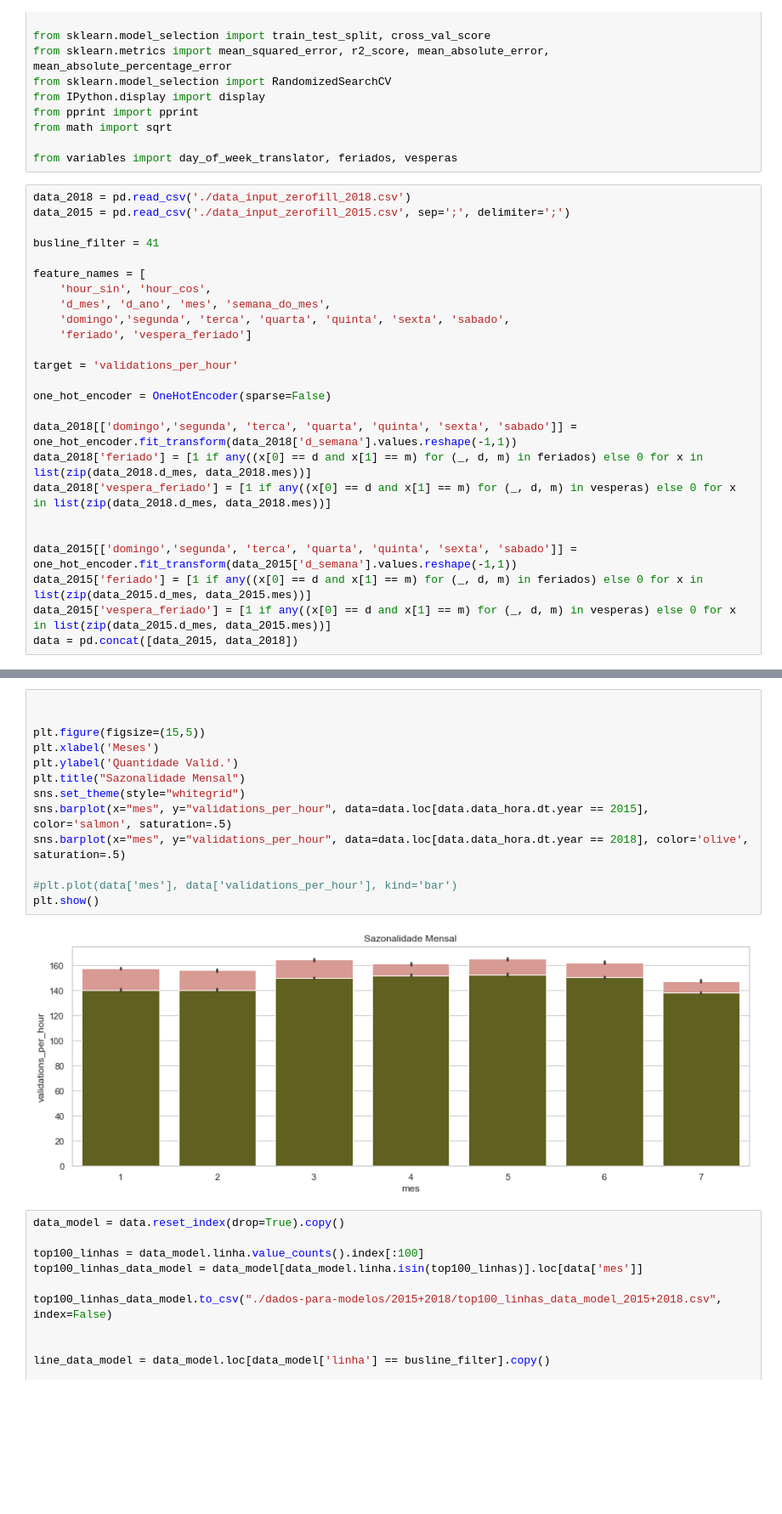
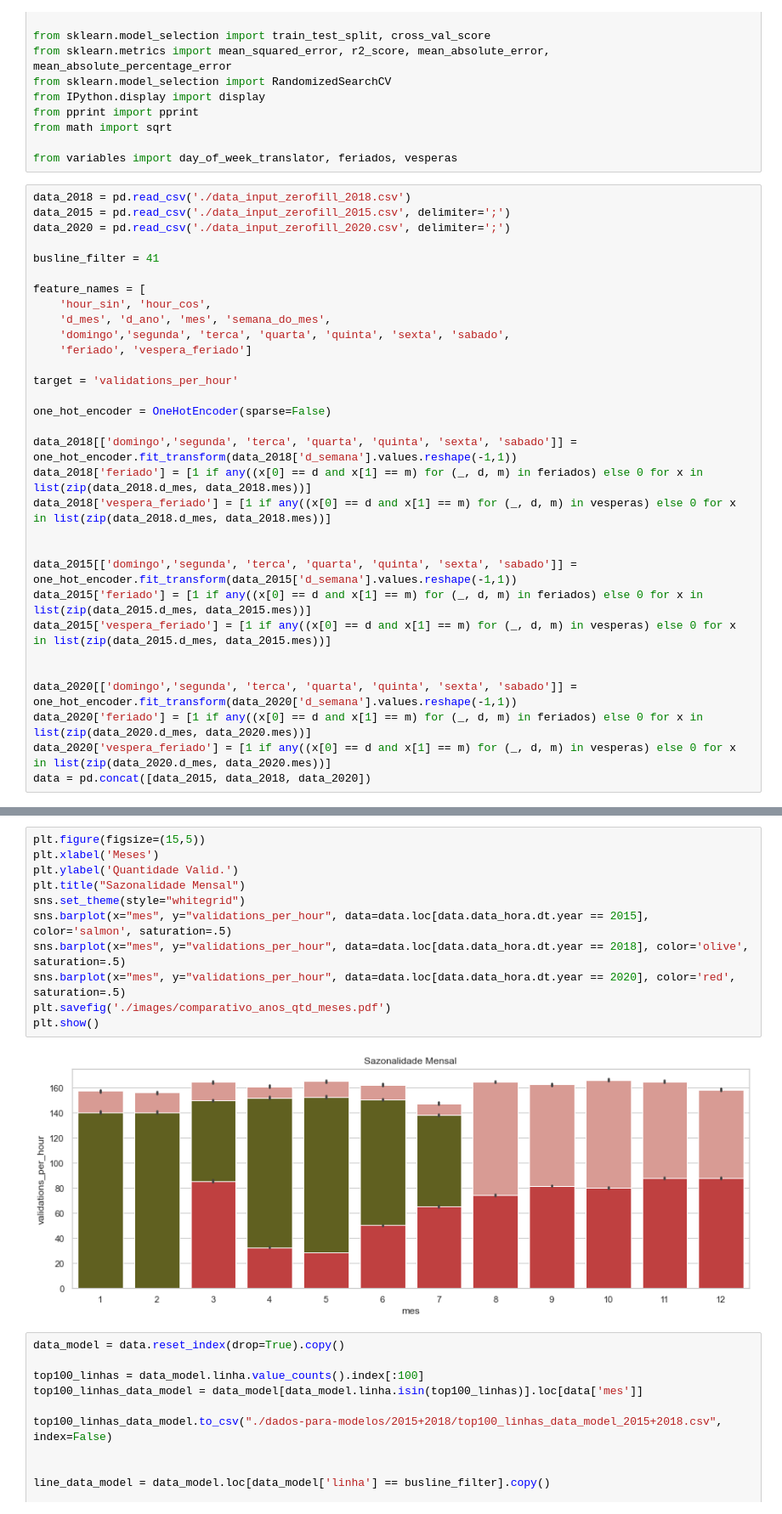
Before and after one commit to medeirosvictor/ds-mobilidade-urbana-fortaleza, a Jupyter notebook: Comparativo-Anos.ipynb, the cells around one changed output, grey strips where cells are left out. Shown at 85% size. Saved outputs shown, nothing was run; the diff lists cells and outputs as text; blank space fills up the shorter version.

```diff
--- a/Comparativo-Anos.ipynb
+++ b/Comparativo-Anos.ipynb
@@ -23,7 +23,8 @@ from math import sqrt
 from variables import day_of_week_translator, feriados, vesperas
 # %%
 data_2018 = pd.read_csv('./data_input_zerofill_2018.csv')
-data_2015 = pd.read_csv('./data_input_zerofill_2015.csv', sep=';', delimiter=';')
+data_2015 = pd.read_csv('./data_input_zerofill_2015.csv', delimiter=';')
+data_2020 = pd.read_csv('./data_input_zerofill_2020.csv', delimiter=';')
 
 busline_filter = 41
 
@@ -45,6 +46,11 @@ data_2018['vespera_feriado'] = [1 if any((x[0] == d and x[1] == m) for (_, d, m)
 data_2015[['domingo','segunda', 'terca', 'quarta', 'quinta', 'sexta', 'sabado']] = one_hot_encoder.fit_transform(data_2015['d_semana'].values.reshape(-1,1))
 data_2015['feriado'] = [1 if any((x[0] == d and x[1] == m) for (_, d, m) in feriados) else 0 for x in list(zip(data_2015.d_mes, data_2015.mes))]
 data_2015['vespera_feriado'] = [1 if any((x[0] == d and x[1] == m) for (_, d, m) in vesperas) else 0 for x in list(zip(data_2015.d_mes, data_2015.mes))]
-data = pd.concat([data_2015, data_2018])
+
+
+data_2020[['domingo','segunda', 'terca', 'quarta', 'quinta', 'sexta', 'sabado']] = one_hot_encoder.fit_transform(data_2020['d_semana'].values.reshape(-1,1))
+data_2020['feriado'] = [1 if any((x[0] == d and x[1] == m) for (_, d, m) in feriados) else 0 for x in list(zip(data_2020.d_mes, data_2020.mes))]
+data_2020['vespera_feriado'] = [1 if any((x[0] == d and x[1] == m) for (_, d, m) in vesperas) else 0 for x in list(zip(data_2020.d_mes, data_2020.mes))]
+data = pd.concat([data_2015, data_2018, data_2020])
 # %%
 data['data_hora'] = pd.to_datetime(data['data_hora'], format='%Y/%m/%d %H:%M:%S', errors='coerce')
@@ -66,18 +73,16 @@ data
 # %%
-
-
 plt.figure(figsize=(15,5))
 plt.xlabel('Meses')
 plt.ylabel('Quantidade Valid.')
 plt.title("Sazonalidade Mensal")
 sns.set_theme(style="whitegrid")
 sns.barplot(x="mes", y="validations_per_hour", data=data.loc[data.data_hora.dt.year == 2015], color='salmon', saturation=.5)
 sns.barplot(x="mes", y="validations_per_hour", data=data.loc[data.data_hora.dt.year == 2018], color='olive', saturation=.5)
-
-#plt.plot(data['mes'], data['validations_per_hour'], kind='bar')
+sns.barplot(x="mes", y="validations_per_hour", data=data.loc[data.data_hora.dt.year == 2020], color='red', saturation=.5)
+plt.savefig('./images/comparativo_anos_qtd_meses.pdf')
 plt.show()
 # %% [output]
-[figure, old version]
+[figure, new version]
 # %%
 data_model = data.reset_index(drop=True).copy()
 
```
Also changed, not shown: parts of 2 cells of this notebook, 8 other files.
